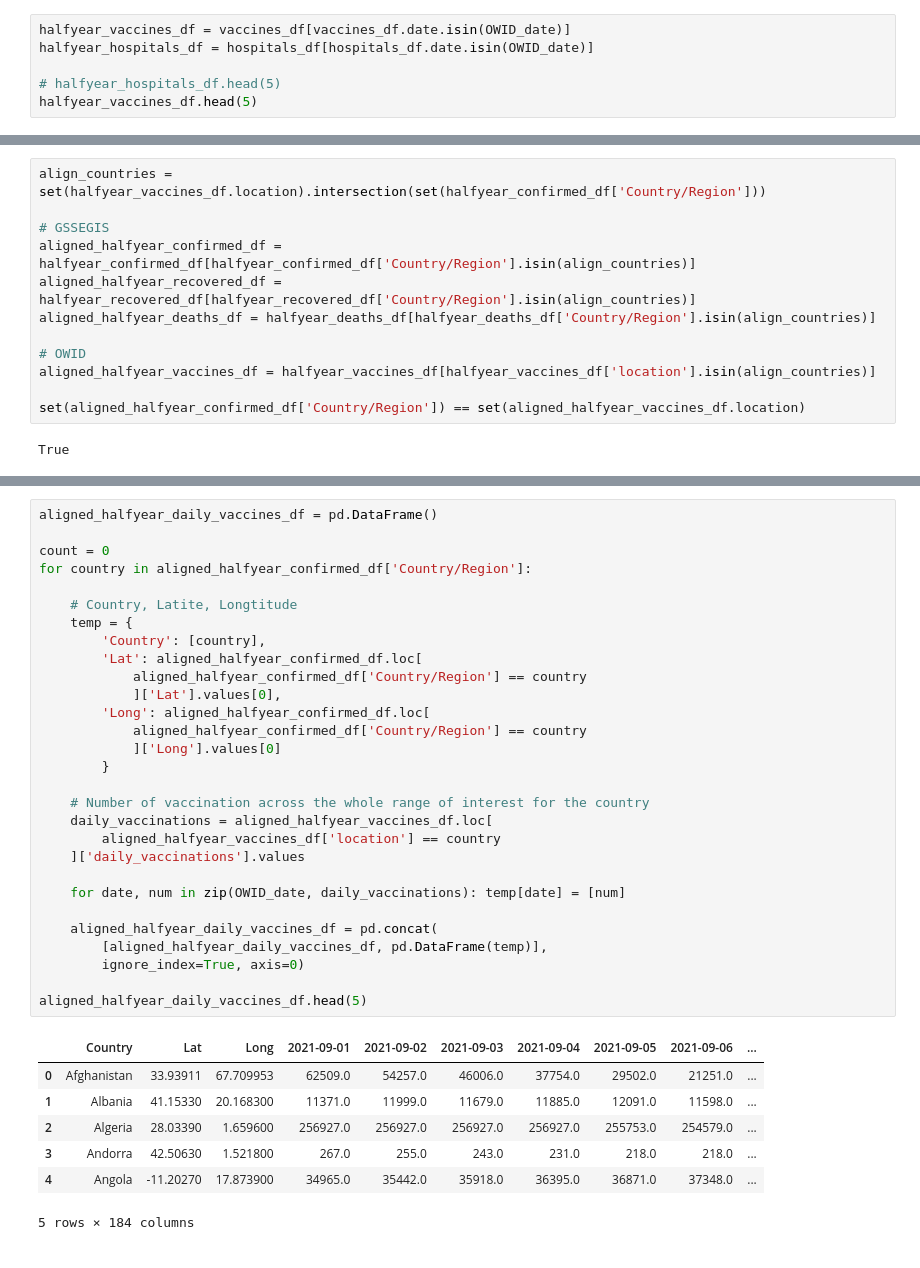
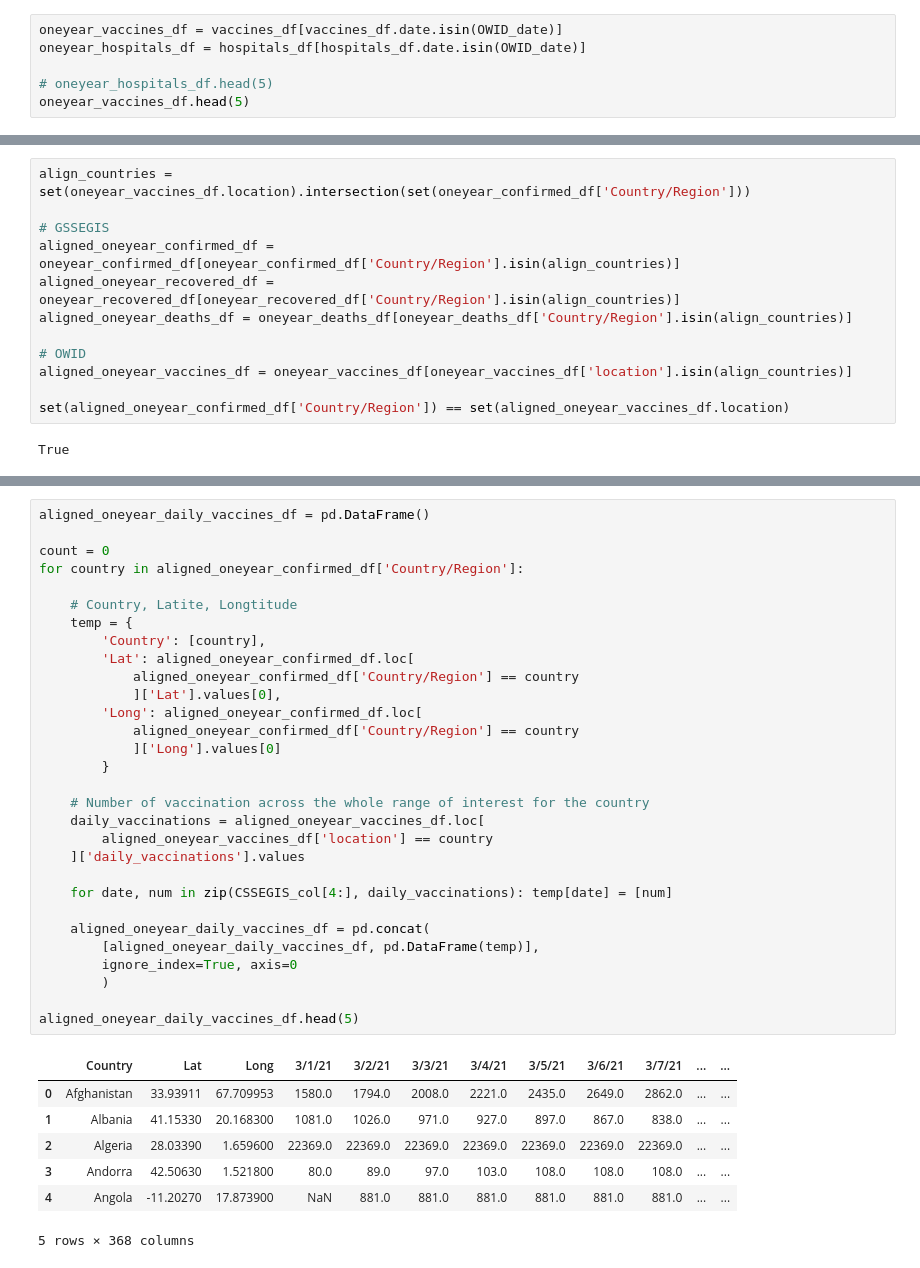
Before and after one commit to gaol00034/Covid19-Analysis, a Jupyter notebook: src/Global.ipynb, the cells around one changed output, grey strips where cells are left out. Saved outputs shown, nothing was run; the diff lists cells and outputs as text.

```diff
--- a/src/Global.ipynb
+++ b/src/Global.ipynb
@@ -128,8 +128,8 @@ halfyear_deaths_df.head(5)
 # %%
-halfyear_vaccines_df = vaccines_df[vaccines_df.date.isin(OWID_date)]
-halfyear_hospitals_df = hospitals_df[hospitals_df.date.isin(OWID_date)]
+oneyear_vaccines_df = vaccines_df[vaccines_df.date.isin(OWID_date)]
+oneyear_hospitals_df = hospitals_df[hospitals_df.date.isin(OWID_date)]
 
-# halfyear_hospitals_df.head(5)
-halfyear_vaccines_df.head(5)
+# oneyear_hospitals_df.head(5)
+oneyear_vaccines_df.head(5)
 # %% [output]
 |  | location | iso_code | date | total_vaccinations | people_vaccinated | people_fully_vaccinated | ... |
@@ -141,17 +141,17 @@ halfyear_vaccines_df.head(5)
 # %% [markdown]
 - Aligned them with respect to countries or regions. Note that *hospital_df* has only 47 unique countries/regions and therefore will not be aligned (keep it for later use).
 # %%
-align_countries = set(halfyear_vaccines_df.location).intersection(set(halfyear_confirmed_df['Country/Region']))
+align_countries = set(oneyear_vaccines_df.location).intersection(set(oneyear_confirmed_df['Country/Region']))
 
 # GSSEGIS
-aligned_halfyear_confirmed_df = halfyear_confirmed_df[halfyear_confirmed_df['Country/Region'].isin(align_countries)]
-aligned_halfyear_recovered_df = halfyear_recovered_df[halfyear_recovered_df['Country/Region'].isin(align_countries)]
-aligned_halfyear_deaths_df = halfyear_deaths_df[halfyear_deaths_df['Country/Region'].isin(align_countries)]
+aligned_oneyear_confirmed_df = oneyear_confirmed_df[oneyear_confirmed_df['Country/Region'].isin(align_countries)]
+aligned_oneyear_recovered_df = oneyear_recovered_df[oneyear_recovered_df['Country/Region'].isin(align_countries)]
+aligned_oneyear_deaths_df = oneyear_deaths_df[oneyear_deaths_df['Country/Region'].isin(align_countries)]
 
 # OWID
-aligned_halfyear_vaccines_df = halfyear_vaccines_df[halfyear_vaccines_df['location'].isin(align_countries)]
+aligned_oneyear_vaccines_df = oneyear_vaccines_df[oneyear_vaccines_df['location'].isin(align_countries)]
 
-set(aligned_halfyear_confirmed_df['Country/Region']) == set(aligned_halfyear_vaccines_df.location)
+set(aligned_oneyear_confirmed_df['Country/Region']) == set(aligned_oneyear_vaccines_df.location)
 # %% [output]
 True
 # %% [markdown]
@@ -159,38 +159,39 @@ True
 > daily_vaccinations: new doses administered per day (7-day smoothed). For countries that don't report data on a daily basis, we assume that doses changed equally on a daily basis over any periods in which no data was reported. This produces a complete series of daily figures, which is then averaged over a rolling 7-day window. --OWID Dataset
 # %%
-aligned_halfyear_daily_vaccines_df = pd.DataFrame()
+aligned_oneyear_daily_vaccines_df = pd.DataFrame()
 
 count = 0
-for country in aligned_halfyear_confirmed_df['Country/Region']:
+for country in aligned_oneyear_confirmed_df['Country/Region']:
 
     # Country, Latite, Longtitude
     temp = {
         'Country': [country],
-        'Lat': aligned_halfyear_confirmed_df.loc[
-            aligned_halfyear_confirmed_df['Country/Region'] == country
+        'Lat': aligned_oneyear_confirmed_df.loc[
+            aligned_oneyear_confirmed_df['Country/Region'] == country
             ]['Lat'].values[0],
-        'Long': aligned_halfyear_confirmed_df.loc[
-            aligned_halfyear_confirmed_df['Country/Region'] == country
+        'Long': aligned_oneyear_confirmed_df.loc[
+            aligned_oneyear_confirmed_df['Country/Region'] == country
             ]['Long'].values[0]
         }
 
     # Number of vaccination across the whole range of interest for the country
-    daily_vaccinations = aligned_halfyear_vaccines_df.loc[
-        aligned_halfyear_vaccines_df['location'] == country
+    daily_vaccinations = aligned_oneyear_vaccines_df.loc[
+        aligned_oneyear_vaccines_df['location'] == country
     ]['daily_vaccinations'].values
 
-    for date, num in zip(OWID_date, daily_vaccinations): temp[date] = [num]
+    for date, num in zip(CSSEGIS_col[4:], daily_vaccinations): temp[date] = [num]
 
-    aligned_halfyear_daily_vaccines_df = pd.concat(
-        [aligned_halfyear_daily_vaccines_df, pd.DataFrame(temp)],
-        ignore_index=True, axis=0)
+    aligned_oneyear_daily_vaccines_df = pd.concat(
+        [aligned_oneyear_daily_vaccines_df, pd.DataFrame(temp)],
+        ignore_index=True, axis=0
+        )
 
-aligned_halfyear_daily_vaccines_df.head(5)
+aligned_oneyear_daily_vaccines_df.head(5)
 # %% [output]
-|  | Country | Lat | Long | 2021-09-01 | 2021-09-02 | 2021-09-03 | 2021-09-04 | 2021-09-05 | 2021-09-06 | ... |
-| 0 | Afghanistan | 33.93911 | 67.709953 | 62509.0 | 54257.0 | 46006.0 | 37754.0 | 29502.0 | 21251.0 | ... |
-| 1 | Albania | 41.15330 | 20.168300 | 11371.0 | 11999.0 | 11679.0 | 11885.0 | 12091.0 | 11598.0 | ... |
-| 2 | Algeria | 28.03390 | 1.659600 | 256927.0 | 256927.0 | 256927.0 | 256927.0 | 255753.0 | 254579.0 | ... |
-| 3 | Andorra | 42.50630 | 1.521800 | 267.0 | 255.0 | 243.0 | 231.0 | 218.0 | 218.0 | ... |
-| 4 | Angola | -11.20270 | 17.873900 | 34965.0 | 35442.0 | 35918.0 | 36395.0 | 36871.0 | 37348.0 | ... |
+|  | Country | Lat | Long | 3/1/21 | 3/2/21 | 3/3/21 | 3/4/21 | 3/5/21 | 3/6/21 | 3/7/21 | ... | ... |
+| 0 | Afghanistan | 33.93911 | 67.709953 | 1580.0 | 1794.0 | 2008.0 | 2221.0 | 2435.0 | 2649.0 | 2862.0 | ... | ... |
+| 1 | Albania | 41.15330 | 20.168300 | 1081.0 | 1026.0 | 971.0 | 927.0 | 897.0 | 867.0 | 838.0 | ... | ... |
+| 2 | Algeria | 28.03390 | 1.659600 | 22369.0 | 22369.0 | 22369.0 | 22369.0 | 22369.0 | 22369.0 | 22369.0 | ... | ... |
+| 3 | Andorra | 42.50630 | 1.521800 | 80.0 | 89.0 | 97.0 | 103.0 | 108.0 | 108.0 | 108.0 | ... | ... |
+| 4 | Angola | -11.20270 | 17.873900 | NaN | 881.0 | 881.0 | 881.0 | 881.0 | 881.0 | 881.0 | ... | ... |
-5 rows × 184 columns
+5 rows × 368 columns
```
Also changed, not shown: parts of 6 cells of this notebook.
